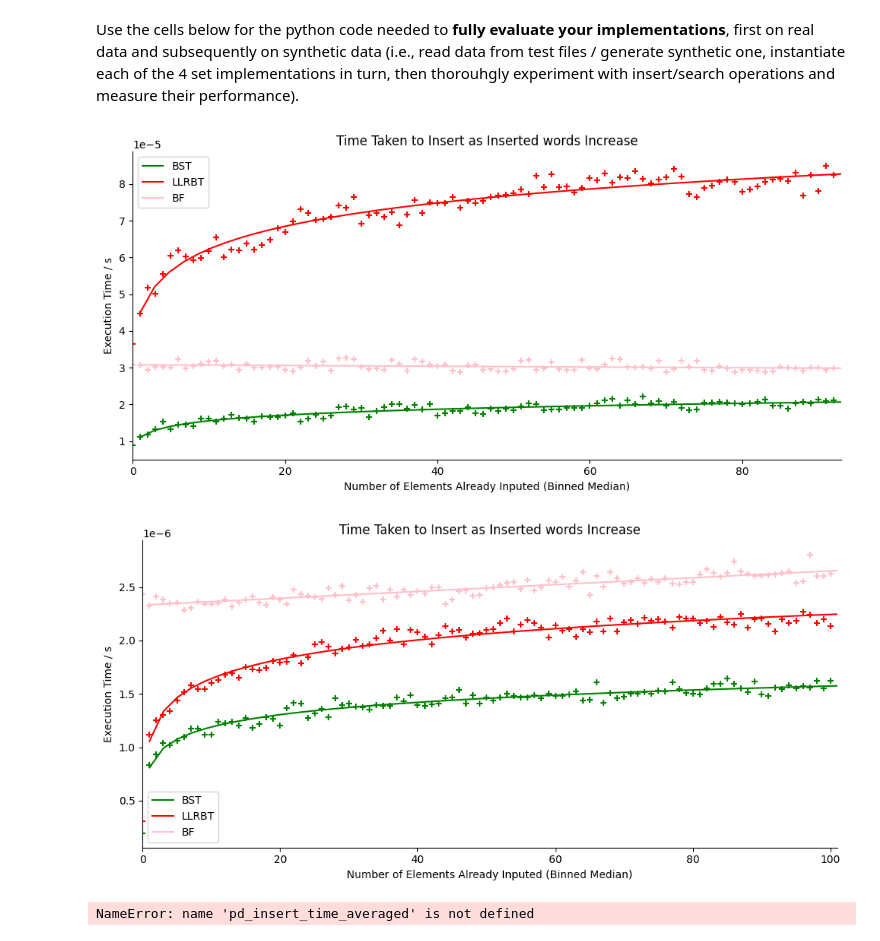
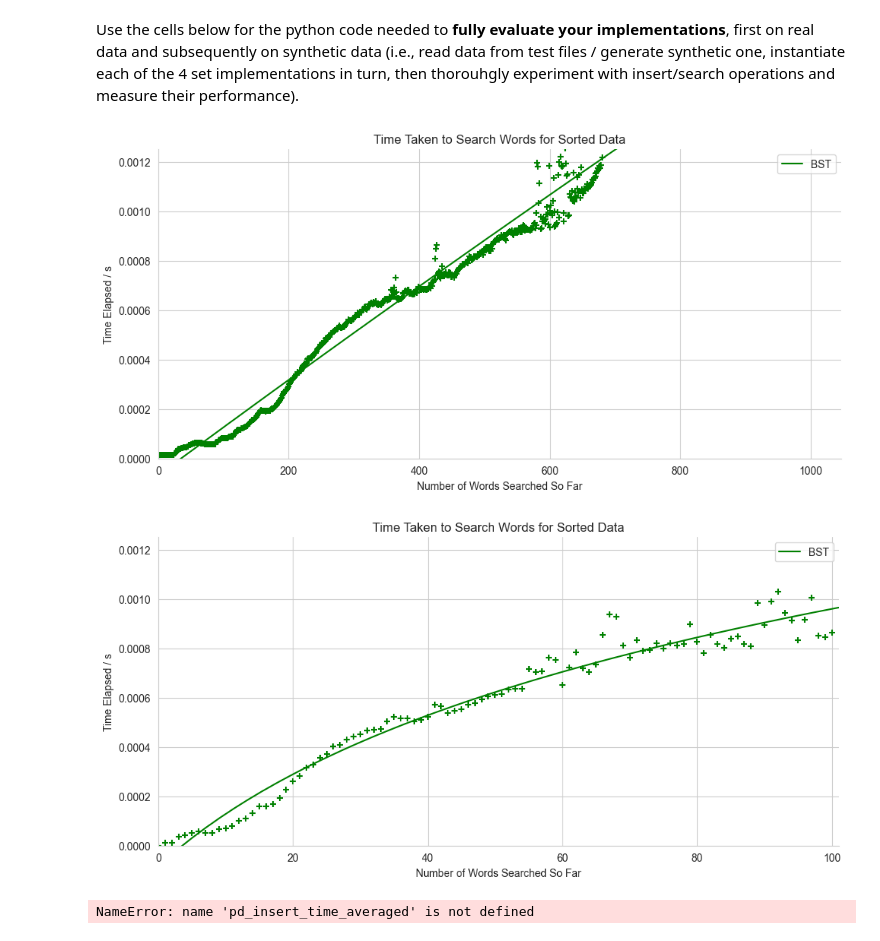
Before and after one commit to ariwo17/set-membership-algorithms-coursework, a Jupyter notebook: Archive/SavaniGraphs.ipynb, the cells around one changed output. Saved outputs shown, nothing was run; the diff lists cells and outputs as text; code cells hidden in the pictures.

Commit message:
Graphs

```diff
--- a/Archive/SavaniGraphs.ipynb
+++ b/Archive/SavaniGraphs.ipynb
@@ -399,8 +399,8 @@ import numpy as np
 # pd_insert_time_averaged = pd_insert_time.groupby(np.arange(len(pd_insert_time))//100).median()
 # pd_insert_time_synthetic_averaged = pd_insert_time_synthetic.groupby(np.arange(len(pd_insert_time_synthetic))//100).median()
 # %%
-pd_insert_time_averaged = pd.read_csv("/Users/fatmanfat/SetMembershipProblem/experimentalGraphs/WarPeace/RepeatsOptimisedBloomFilter/warpeace_repeats_insert4.csv")
-pd_search_time = pd.read_csv("/Users/fatmanfat/SetMembershipProblem/experimentalGraphs/WarPeace/RepeatsOptimisedBloomFilter/warpeace_repeats_search4.csv")
+pd_insert_time_averaged = pd.read_csv("/Users/savanisawaikar/Algorithms/Coursework/SetMembershipProblem/experimentalGraphs/SortedVsUnsortedDataBST/InsertSortedBST.csv")
+pd_search_time = pd.read_csv("/Users/savanisawaikar/Algorithms/Coursework/SetMembershipProblem/experimentalGraphs/SortedVsUnsortedDataBST/SearchSortedBST.csv")
 # %%
 pd_insert_time_simplified = pd_insert_time_averaged.groupby(np.arange(len(pd_insert_time_averaged))//200).median()
 # %%
@@ -427,45 +427,52 @@ def find_linear_constants(data):
     optimal_line, _ = curve_fit(func, x, y, maxfev=5000)
     return optimal_line
 # %%
+import random
 ALGO_COLORS = {'LS':'blue', 'BST':'green', 'LLRBT':'red', 'BF':'pink'}
 
 def insert_graph_fit(data, algo_list):
     x = data.index
     y = data[algo_list]
 
     # Create the scatter plot using seaborn
     insert_graph = sns.FacetGrid(data=data, height=5, aspect=2)
-    insert_graph.set(xlim=(0, len(x)), title=f'Time Taken to Insert as Inserted words Increase', xlabel='Number of Elements Already Inputed (Binned Median)', ylabel='Execution Time / s')
+    #insert_graph.set(xlim=(0, len(x)), title=f'Time Taken to Insert as Inserted words Increase', xlabel='Number of Elements Already Inputted (Binned Median)', ylabel='Execution Time / s')
+
+    #insert_graph.set(xlim=(0, len(x)), title=f'Time Taken to Search Words in Synthetic Data', xlabel='Number of Words Searched So Far', ylabel='Time Elapsed / s')
+
+    #insert_graph.set(ylim=(0,0.002),xlim=(0, len(x)), title=f'Time Taken to Insert as Inserted words Increase for Sorted Data', xlabel='Number of Words Already Input', ylabel='Time Elapsed / s')
+
+    insert_graph.set(ylim=(0, 0.00125),xlim=(0, len(x)), title=f'Time Taken to Search Words for Sorted Data', xlabel='Number of Words Searched So Far', ylabel='Time Elapsed / s')
 
     # Create the logarithmic function
     for algo in algo_list:
         insert_graph.map(plt.scatter, y=y[algo], x=x, marker="+", color=ALGO_COLORS[algo])
 
         if algo in ['BST', 'LLRBT']:
             a, b, c, d = find_log_constants(data[algo], algo)
             x_plot = np.linspace(1, len(x))
             y_plot = np.log(a*x_plot+b)*c + d
         elif algo in ['LS', 'BF']:
             a, b = find_linear_constants(data[algo])
             x_plot = np.linspace(1, len(x))
             y_plot = a*x_plot + b
         else:
             print('Dude u got the algo name wrong')
 
         plt.plot(x_plot, y_plot, label=algo, color=ALGO_COLORS[algo])
 
     plt.legend()
 
     # Display the plot
     plt.show()
 
-insert_graph_fit(pd_insert_time_simplified, ['BST', 'LLRBT','BF'])
+insert_graph_fit(pd_insert_time_simplified, ['BST'])
 # %% [output]
-[figure, old version]
+[figure, new version]
 # %%
-insert_graph_fit(pd_search_time, ['BST', 'LLRBT','BF'])
+insert_graph_fit(pd_search_time, ['BST'])
 # %% [output]
-[figure, old version]
+[figure, new version]
 # %%
 ALGO_COLORS = {'LS':'blue', 'BST':'green', 'LLRBT':'red', 'BF':'pink'}
 
```
